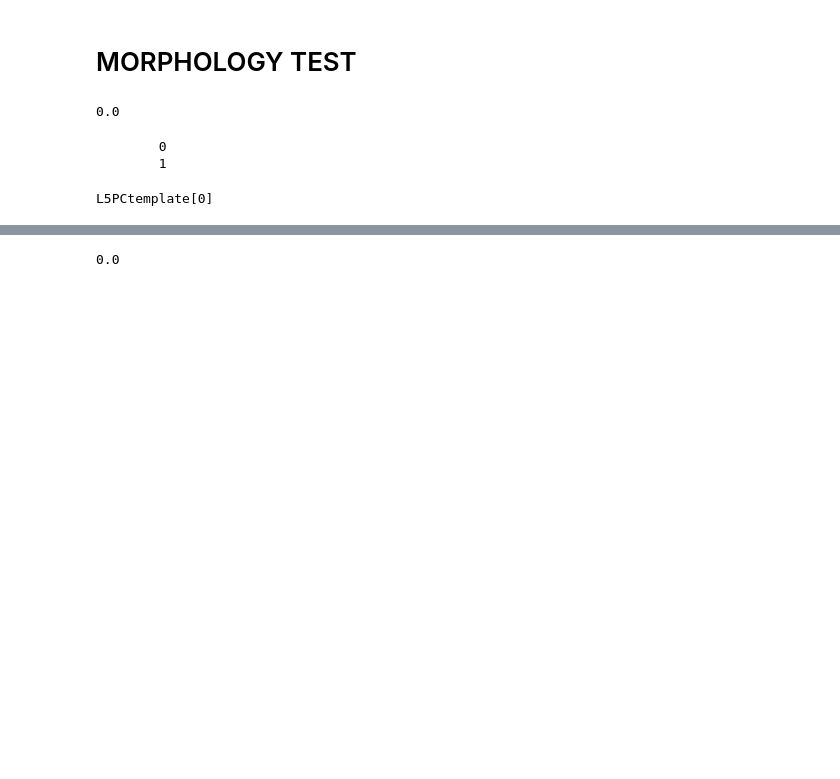
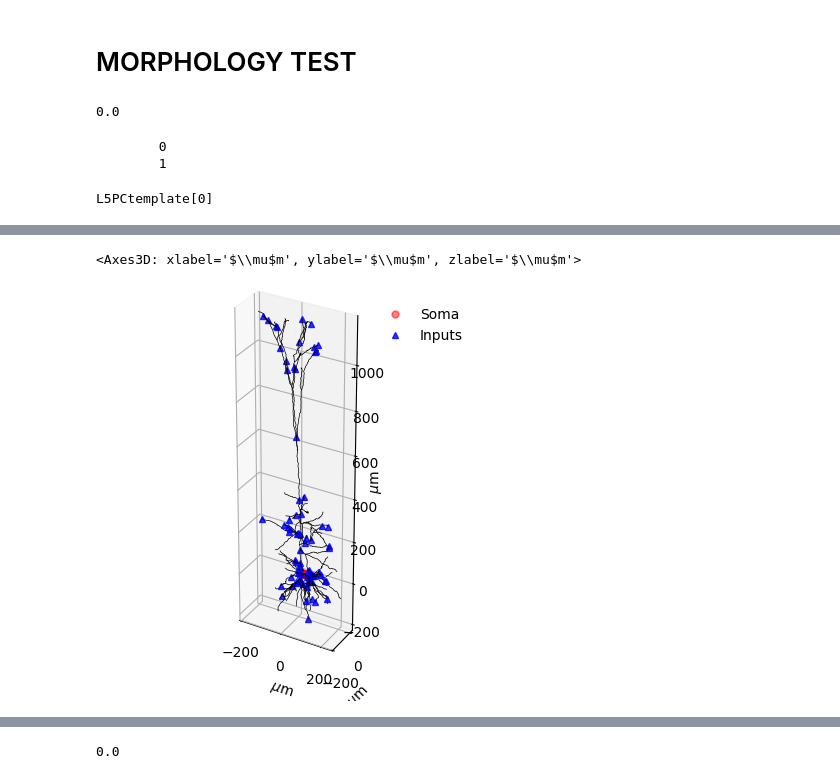
Before and after one commit to hannatolle/synergisticDendrites, a Jupyter notebook: NeuronClass_Edu.ipynb, the cells around one changed output, grey strips where cells are left out. Saved outputs shown, nothing was run; the diff lists cells and outputs as text; code cells hidden in the pictures; blank space fills up the shorter version.

Commit message:
Folder_probability_dist_data and New functions in Edu

```diff
--- a/NeuronClass_Edu.ipynb
+++ b/NeuronClass_Edu.ipynb
@@ -404,10 +422,22 @@ def Select_Input_sections(List,dendIdx,dend,typ="dend",Cell="Pyr_p1",rangeL=[0,5
                 Crit = False
 
     return dendIdxSour
+# %%
+import pandas as pd
+
+List = pd.read_csv("DATA/Morpho_data_Pyr_p1_.csv")
+
+CellName = List["Cell_name"][0]
+
+#h.load_file(filename)
+
+Sections = [i for i in h.allsec()]
+
+Soma = [i for i in Sections if "soma" in str(i)]
 # %%
 rate = 10
 
-tmax = 12000 #ms
+tmax = 20000 #ms
 
 #Number of sources
 numSour = 2
@@ -419,7 +449,7 @@ noiStd = 10#Standart deviation of time deviation (gaussian dist)
 #NUmber of noisy synapses and inputs
 numNoiseInputs = 100
 
-numNoiseInputsApic = 20
+#numNoiseInputsApic = 20
 
 dt = 0.0125
 
@@ -429,27 +459,10 @@ h.dt = dt
 loc = 0.5
 e = 0
 delay = 0
-weight = 0.05
+weight = 0.025
 
 #Different time constants for E and I synapses
 tauE = [2,4]
-tauI = [2,5]
+tauI = [2,4]
 
-dendIdx = Select_Noise_sections(List,dend,typ="dend",Cell=CellName,numNoiseInputs=numNoiseInputs)
-
-apicIdx = Select_Noise_sections(List,apic,typ="apic",Cell=CellName,numNoiseInputs=numNoiseInputsApic)
-
-#dendIdxSour = Select_Input_sections(List,dendIdx,apic,typ="apic",rangeL=[0,1500])
-
-apicIdxSour = Select_Input_sections(List,apicIdx,apic,typ="apic",rangeL=[0,1500])
-
-ee,tau = EI_Synaptic_info(numNoiseInputs,tauE,tauI)
-
-ee1,tau1 = EI_Synaptic_info(numNoiseInputsApic,tauE,tauI)
-
-import matplotlib.pyplot as plt
-
-#Creating Input (spiking time)
-stimulationsCorr = CorrInputs(tmax,rate)
-
-#stimulationsCorr is a Neuron object
+dendIdx = Select_Noise_sections(List,Sections,Cell=CellName,numNoiseInputs=numNoiseInputs)
@@ -456,3 +494,8 @@ stimulationsCorr = CorrInputs(tmax,rate)
+# %%
+Plot3D("Pyramidal_1",inputsIdx=dendIdx)
+# %% [output]
+<Axes3D: xlabel='$\\mu$m', ylabel='$\\mu$m', zlabel='$\\mu$m'>
+[figure, added]
 # %%
 
 # input stimulus (NetStim) parameters
```
Also changed, not shown: parts of 24 cells of this notebook.
